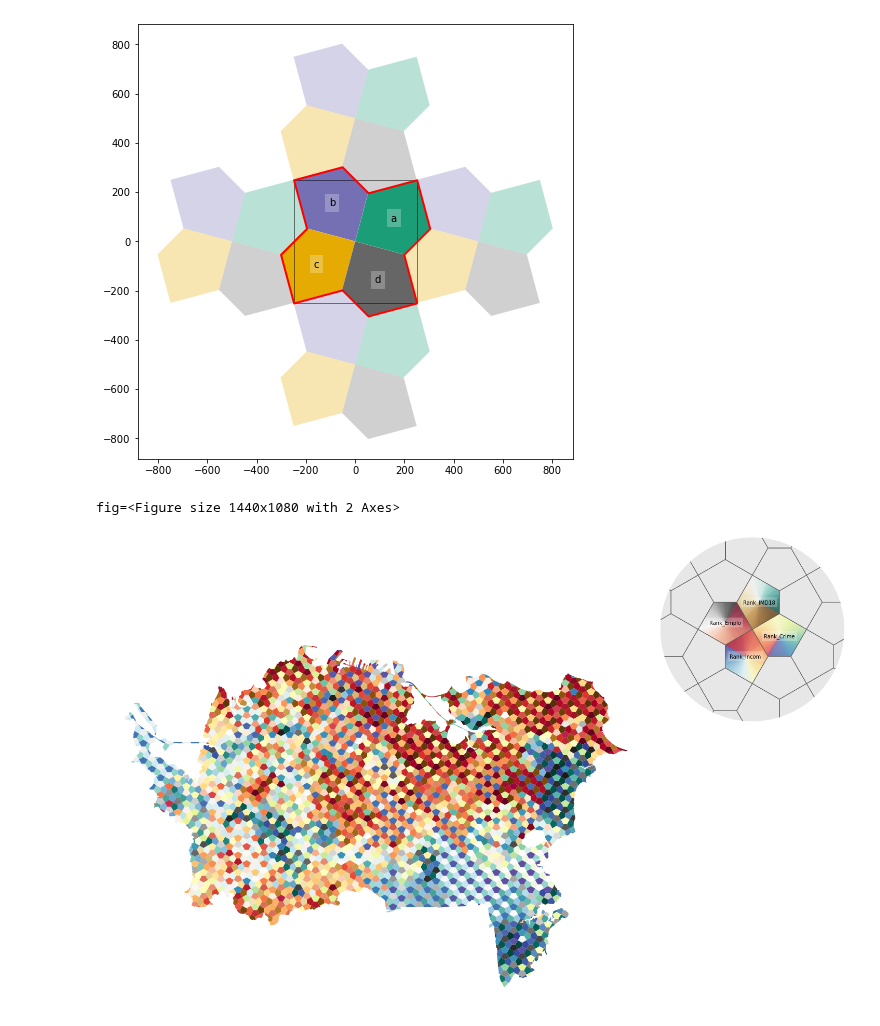
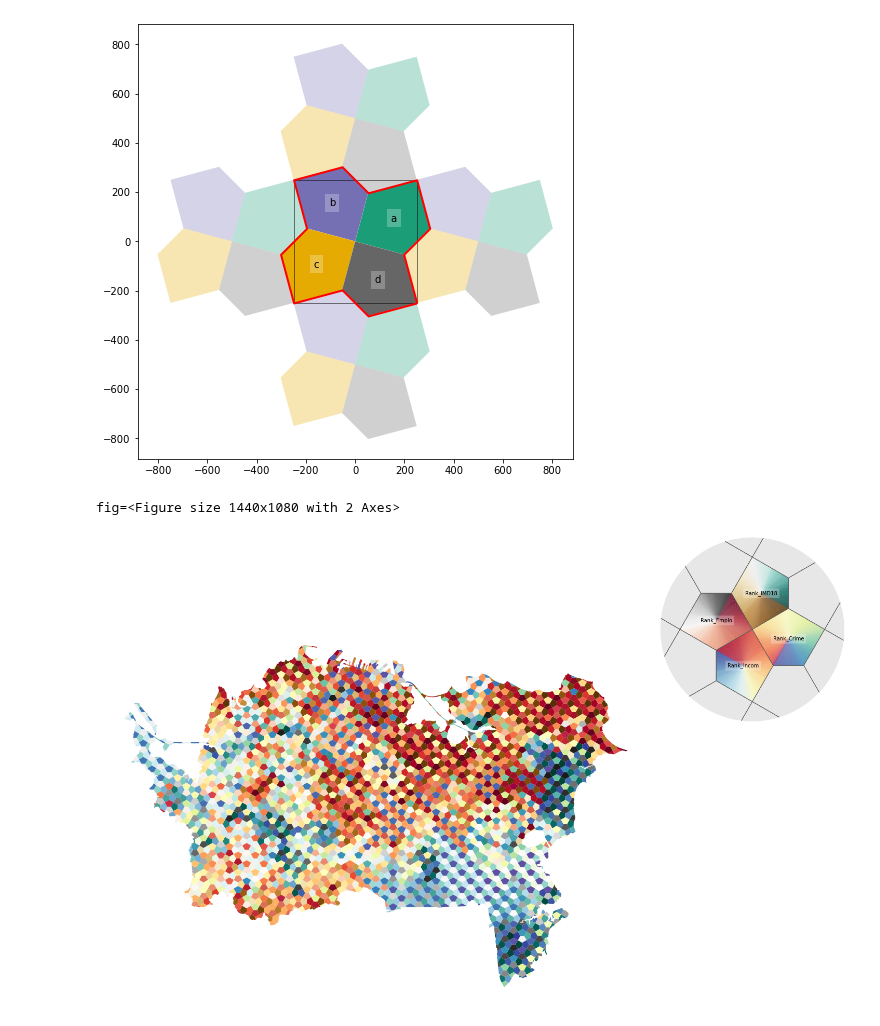
Before and after one commit to DOSull/weaving-space, a Jupyter notebook: weavingspace/example-tiles-cairo.ipynb, the cells around one changed output. Cells and saved outputs as stored; diff of their text form; code cells hidden in the pictures.

```diff
--- a/weavingspace/example-tiles-cairo.ipynb
+++ b/weavingspace/example-tiles-cairo.ipynb
@@ -25,11 +25,11 @@ t30 = tiling.get_tiled_map(rotation = 45, prioritise_tiles = True)
 # %%
 t30.variables = dict(zip(list("abcd"),
                          [x for x in ak if "Rank" in x]))
 t30.colourmaps = dict(zip(t30.variables.values(),
                           ("BrBG", "RdGy", "RdYlBu", "Spectral",
                            "PiYG", "PRGn", "PuOr", "viridis")))
 
-fig = t30.render(use_ellipse = True, ellipse_magnification = 1.2)
+fig = t30.render(use_ellipse = True, ellipse_magnification = 0.9)
 # %% [output]
 fig=<Figure size 1440x1080 with 2 Axes>
-[figure, old version]
+[figure, new version]
```
Also changed, not shown: 1 other file.
